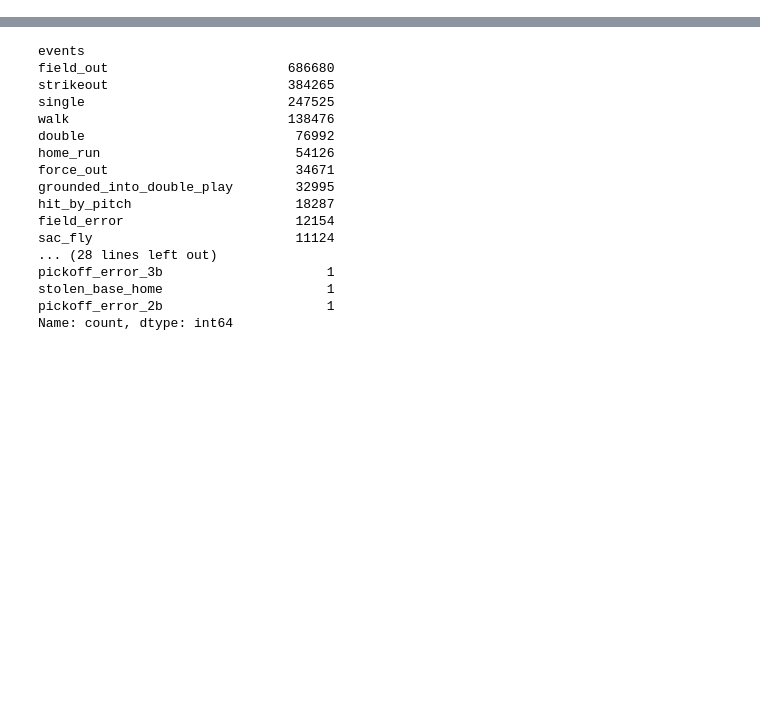
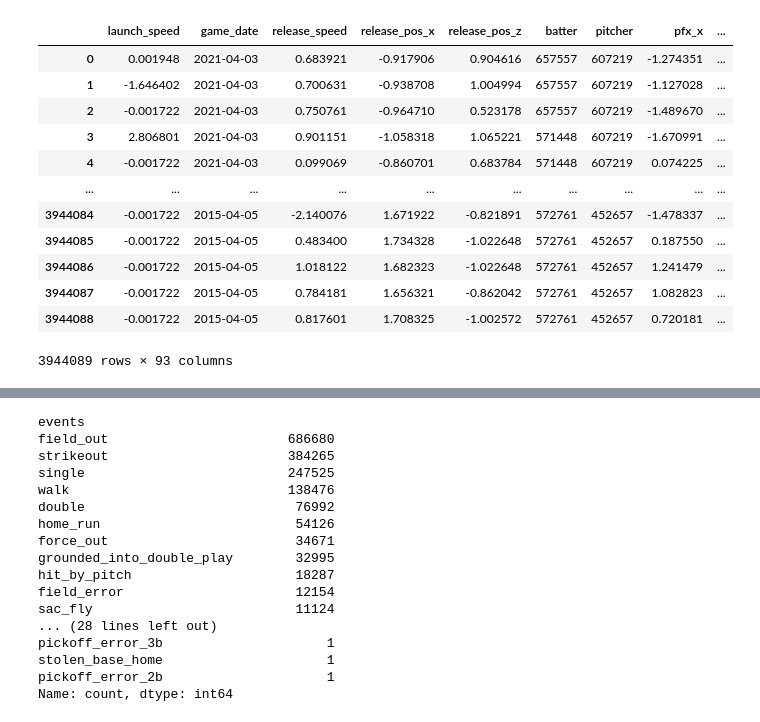
Before and after one commit to dk1414/BaseballModeling, a Jupyter notebook: data/clean_data.ipynb, the cells around one changed output, grey strips where cells are left out. Drawn from its saved outputs; the diff is of its cells as text; code cells hidden in the pictures; blank space fills up the shorter version.

```diff
--- a/data/clean_data.ipynb
+++ b/data/clean_data.ipynb
@@ -3,0 +7,18 @@ import pandas as pd
+# %%
+t = pd.read_csv("statcast_2015-04-01_2021-04-04_cleaned.csv")
+# %%
+t
+# %% [output]
+|  | launch_speed | game_date | release_speed | release_pos_x | release_pos_z | batter | pitcher | pfx_x | ... |
+| 0 | 0.001948 | 2021-04-03 | 0.683921 | -0.917906 | 0.904616 | 657557 | 607219 | -1.274351 | ... |
+| 1 | -1.646402 | 2021-04-03 | 0.700631 | -0.938708 | 1.004994 | 657557 | 607219 | -1.127028 | ... |
+| 2 | -0.001722 | 2021-04-03 | 0.750761 | -0.964710 | 0.523178 | 657557 | 607219 | -1.489670 | ... |
+| 3 | 2.806801 | 2021-04-03 | 0.901151 | -1.058318 | 1.065221 | 571448 | 607219 | -1.670991 | ... |
+| 4 | -0.001722 | 2021-04-03 | 0.099069 | -0.860701 | 0.683784 | 571448 | 607219 | 0.074225 | ... |
+| ... | ... | ... | ... | ... | ... | ... | ... | ... | ... |
+| 3944084 | -0.001722 | 2015-04-05 | -2.140076 | 1.671922 | -0.821891 | 572761 | 452657 | -1.478337 | ... |
+| 3944085 | -0.001722 | 2015-04-05 | 0.483400 | 1.734328 | -1.022648 | 572761 | 452657 | 0.187550 | ... |
+| 3944086 | -0.001722 | 2015-04-05 | 1.018122 | 1.682323 | -1.022648 | 572761 | 452657 | 1.241479 | ... |
+| 3944087 | -0.001722 | 2015-04-05 | 0.784181 | 1.656321 | -0.862042 | 572761 | 452657 | 1.082823 | ... |
+| 3944088 | -0.001722 | 2015-04-05 | 0.817601 | 1.708325 | -1.002572 | 572761 | 452657 | 0.720181 | ... |
+3944089 rows × 93 columns
```
Also changed, not shown: parts of 7 cells of this notebook, 17 other files.
